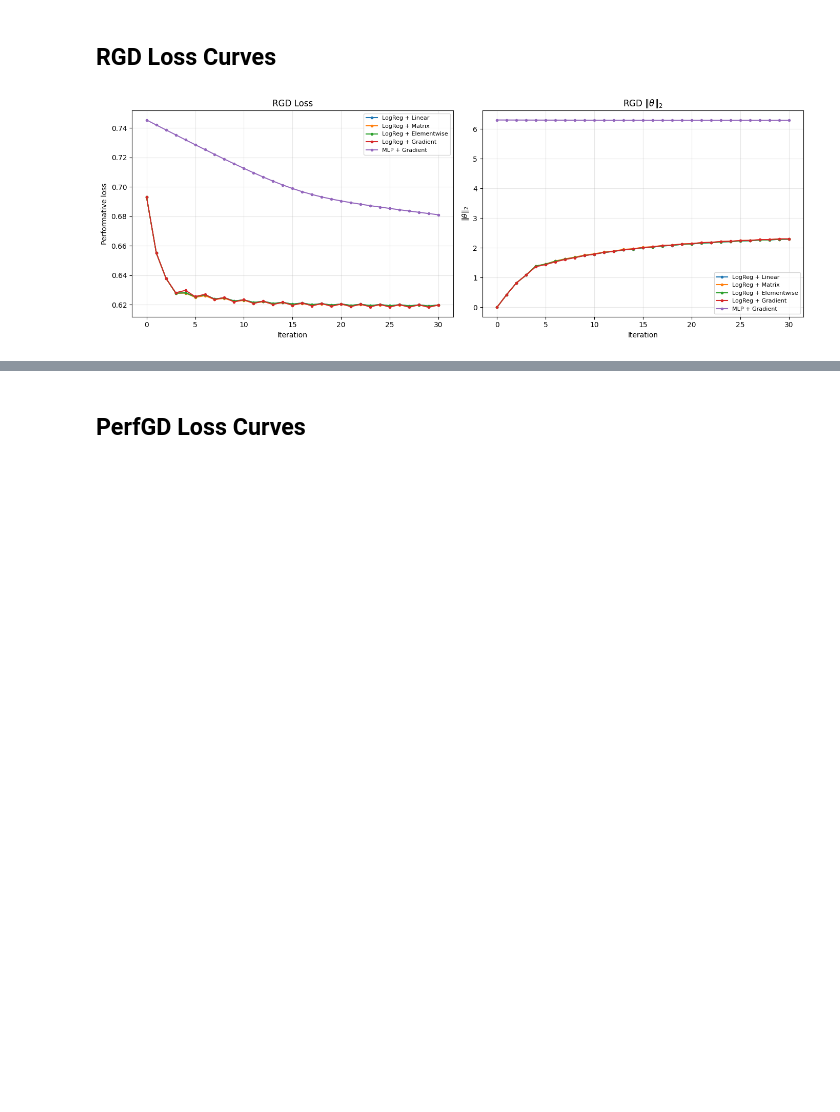
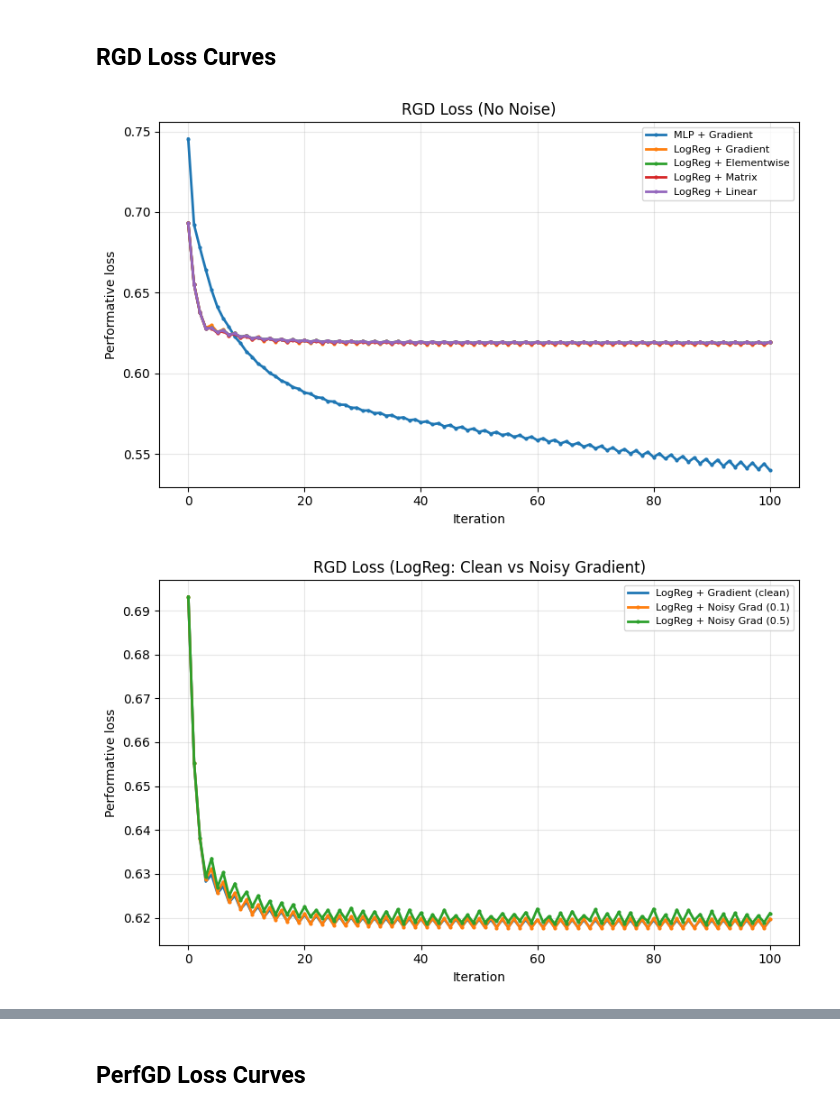
Before and after one commit to tetsnaga/poison-perf, a Jupyter notebook: strategic/baseline.ipynb, the cells around one changed output, grey strips where cells are left out. Drawn from its saved outputs; the diff is of its cells as text; code cells hidden in the pictures; blank space fills up the shorter version.

```diff
--- a/strategic/baseline.ipynb
+++ b/strategic/baseline.ipynb
@@ -57,12 +57,12 @@ Strategic features:
 ## Hyperparameters and Experiment Definitions
 # %%
 n = n_samples
-max_iter = 30
+max_iter = 100
 
 # Smoothness-based learning rate (for logreg)
 smoothness = (X_full ** 2).sum().item() / (4.0 * n_samples)
 eta_logreg = 2.0 / (smoothness + 2.0 * lam)
-eta_mlp = 0.01  # MLP needs smaller, fixed learning rate
+eta_mlp = 0.2  # MLP needs smaller, fixed learning rate
 
 proj_theta = lambda t: t
 
@@ -78,6 +78,10 @@ experiments = [
     {"name": "LogReg + Elementwise",   "classifier": "logreg", "performativity": "elementwise", "eta": eta_logreg},
     {"name": "LogReg + Gradient",      "classifier": "logreg", "performativity": "gradient",    "eta": eta_logreg},
     {"name": "MLP + Gradient",         "classifier": "mlp",    "performativity": "gradient",    "eta": eta_mlp, "hidden_dims": MLP_HIDDEN_DIMS},
+    {"name": "LogReg + Noisy Grad (0.1)", "classifier": "logreg", "performativity": "gradient", "eta": eta_logreg, "noise_std": 0.1},
+    {"name": "LogReg + Noisy Grad (0.5)", "classifier": "logreg", "performativity": "gradient", "eta": eta_logreg, "noise_std": 0.5},
+    {"name": "MLP + Noisy Grad (0.1)",    "classifier": "mlp",    "performativity": "gradient", "eta": eta_mlp, "hidden_dims": MLP_HIDDEN_DIMS, "noise_std": 0.1},
+    {"name": "MLP + Noisy Grad (0.5)",    "classifier": "mlp",    "performativity": "gradient", "eta": eta_mlp, "hidden_dims": MLP_HIDDEN_DIMS, "noise_std": 0.5},
 ]
 
 print(f"eta_logreg = {eta_logreg:.4f}, eta_mlp = {eta_mlp}")
@@ -178,26 +220,50 @@ Running: LogReg + Matrix (eta=0.4286)
 Done.
 # %% [markdown]
 ## RGD Loss Curves
-# %%
-fig, (ax1, ax2) = plt.subplots(1, 2, figsize=(14, 5))
-
-for name, res in results.items():
-    ax1.plot(res["rgd_losses"], marker="o", markersize=3, label=name)
-    ax2.plot(res["rgd_norms"], marker="o", markersize=3, label=name)
-
-ax1.set_xlabel("Iteration")
-ax1.set_ylabel("Performative loss")
-ax1.set_title("RGD Loss")
-ax1.legend(fontsize=8)
-ax1.grid(True, alpha=0.3)
-
-ax2.set_xlabel("Iteration")
-ax2.set_ylabel(r"$\|\theta\|_2$")
-ax2.set_title(r"RGD $\|\theta\|_2$")
-ax2.legend(fontsize=8)
-ax2.grid(True, alpha=0.3)
-
-plt.tight_layout()
-plt.show()
-# %% [output]
-[figure, removed]
+# %%
+# --- RGD Loss: All no-noise experiments ---
+no_noise = {k: v for k, v in results.items() if "Noisy" not in k}
+logreg_noisy = {k: v for k, v in results.items() if "LogReg" in k and "Noisy" in k}
+mlp_noisy = {k: v for k, v in results.items() if "MLP" in k and "Noisy" in k}
+
+fig, ax = plt.subplots(figsize=(8, 5))
+for name, res in reversed(list(no_noise.items())):
+    ax.plot(res["rgd_losses"], marker="o", markersize=2, linewidth=2, label=name)
+ax.set_xlabel("Iteration")
+ax.set_ylabel(r"Performative loss")
+ax.set_title(r"RGD Loss (No Noise)")
+ax.legend(fontsize=8)
+ax.grid(True, alpha=0.3)
+plt.tight_layout()
+plt.show()
+
+# --- RGD Loss: LogReg clean gradient vs noisy ---
+fig, ax = plt.subplots(figsize=(8, 5))
+if "LogReg + Gradient" in results:
+    ax.plot(results["LogReg + Gradient"]["rgd_losses"], linewidth=2, label="LogReg + Gradient (clean)")
+for name, res in logreg_noisy.items():
+    ax.plot(res["rgd_losses"], marker="o", markersize=2, linewidth=2, label=name)
+ax.set_xlabel("Iteration")
+ax.set_ylabel(r"Performative loss")
+ax.set_title(r"RGD Loss (LogReg: Clean vs Noisy Gradient)")
+ax.legend(fontsize=8)
+ax.grid(True, alpha=0.3)
+plt.tight_layout()
+plt.show()
+
+# --- RGD Loss: MLP clean gradient vs noisy ---
+fig, ax = plt.subplots(figsize=(8, 5))
+if "MLP + Gradient" in results:
+    ax.plot(results["MLP + Gradient"]["rgd_losses"], linewidth=2, label="MLP + Gradient (clean)")
+for name, res in mlp_noisy.items():
+    ax.plot(res["rgd_losses"], marker="o", markersize=2, linewidth=2, label=name)
+ax.set_xlabel("Iteration")
+ax.set_ylabel(r"Performative loss")
+ax.set_title(r"RGD Loss (MLP: Clean vs Noisy Gradient)")
+ax.legend(fontsize=8)
+ax.grid(True, alpha=0.3)
+plt.tight_layout()
+plt.show()
+# %% [output]
+[figure, added]
+[figure, added]
```
Also changed, not shown: parts of 20 cells of this notebook, 2 other files.
